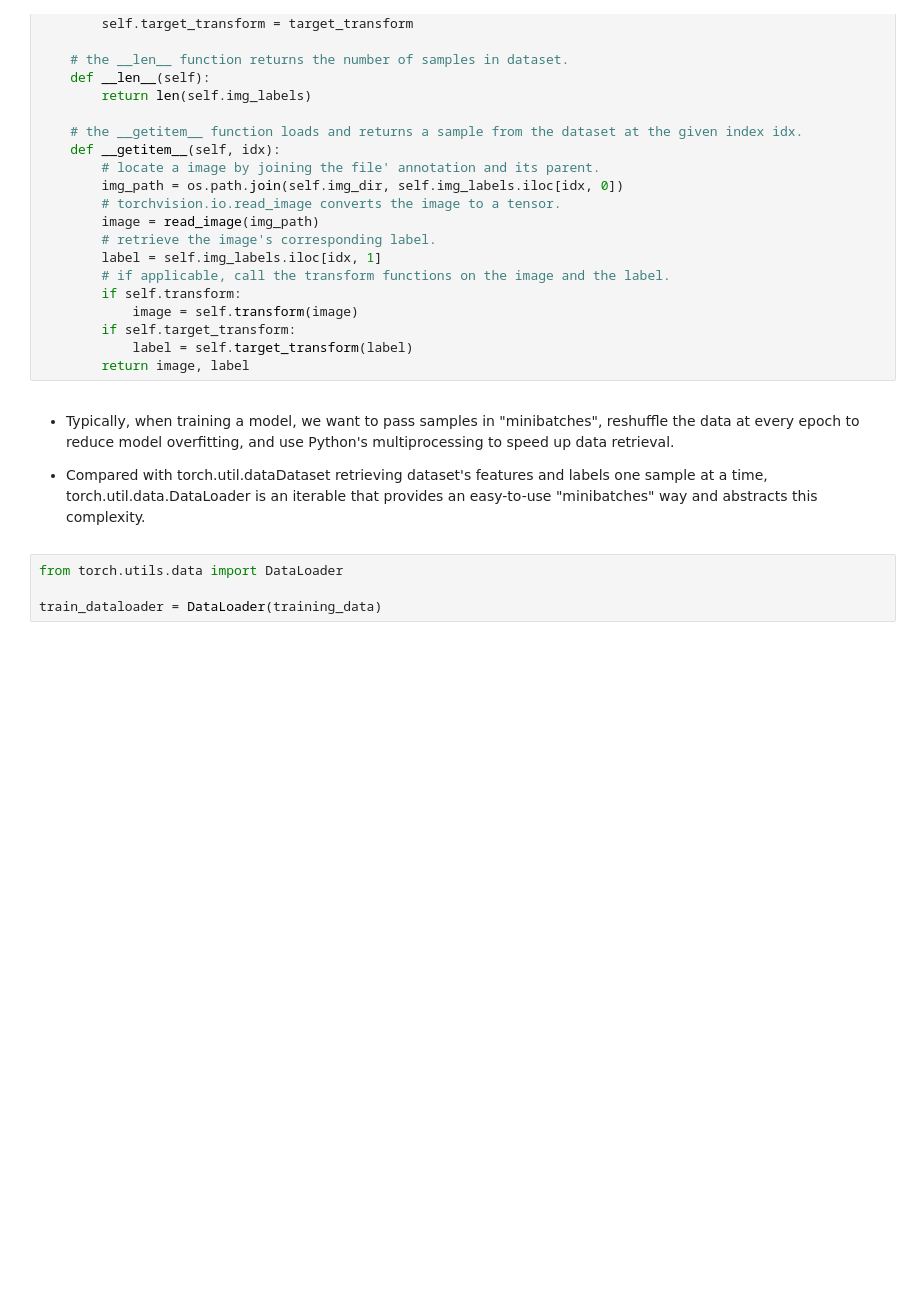
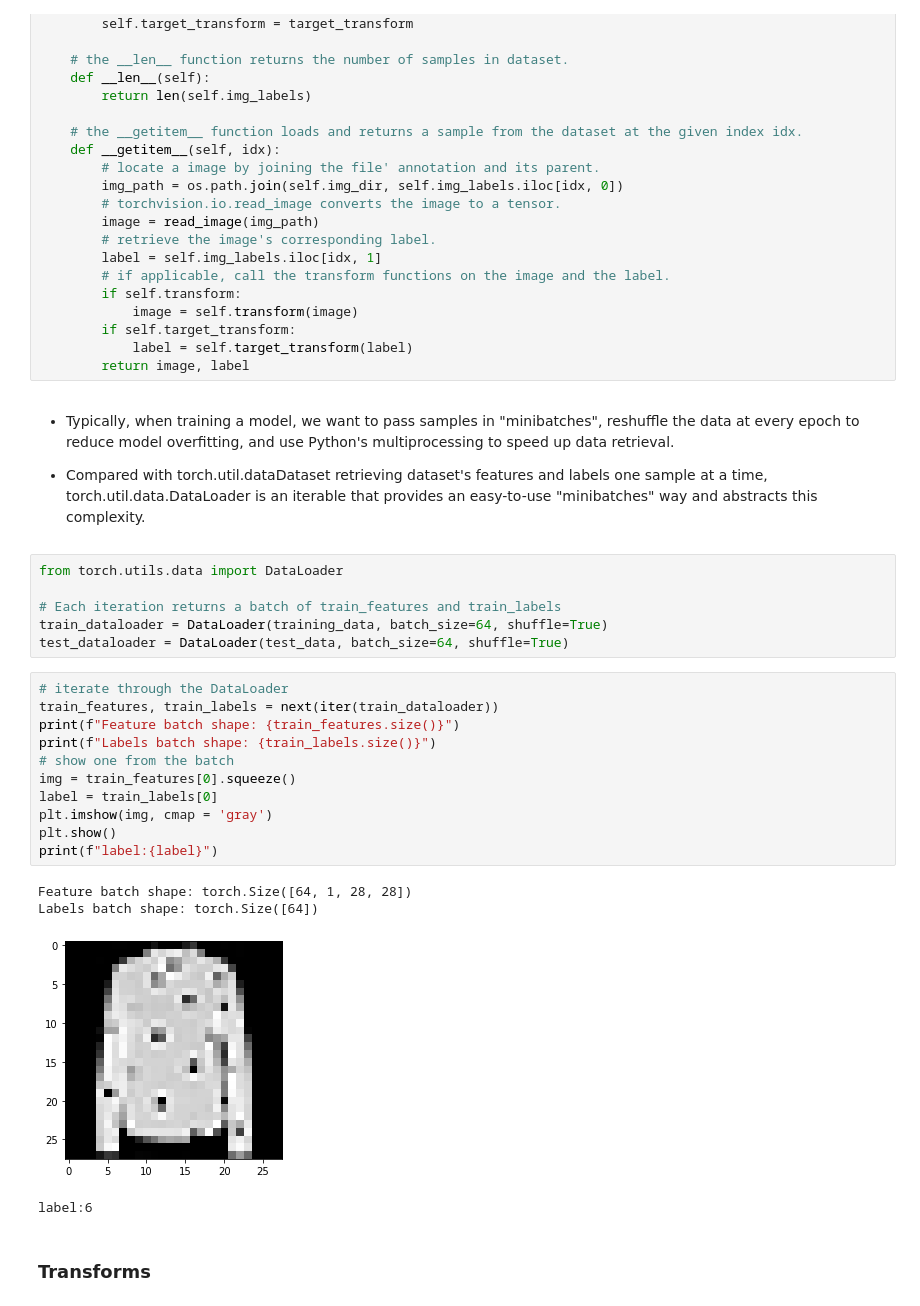
Before and after one commit to 164140757/164140757.github.io, a Jupyter notebook: pytorch_notes.ipynb, the cells around one changed output. Drawn from its saved outputs; the diff is of its cells as text; blank space fills up the shorter version.

```diff
--- a/pytorch_notes.ipynb
+++ b/pytorch_notes.ipynb
@@ -358,4 +358,24 @@ class CustomImageDataset(Dataset):
 # %%
 from torch.utils.data import DataLoader
 
-train_dataloader = DataLoader(training_data)
+# Each iteration returns a batch of train_features and train_labels
+train_dataloader = DataLoader(training_data, batch_size=64, shuffle=True)
+test_dataloader = DataLoader(test_data, batch_size=64, shuffle=True)
+# %%
+# iterate through the DataLoader
+train_features, train_labels = next(iter(train_dataloader))
+print(f"Feature batch shape: {train_features.size()}")
+print(f"Labels batch shape: {train_labels.size()}")
+# show one from the batch
+img = train_features[0].squeeze()
+label = train_labels[0]
+plt.imshow(img, cmap = 'gray')
+plt.show()
+print(f"label:{label}")
+# %% [output]
+Feature batch shape: torch.Size([64, 1, 28, 28])
+Labels batch shape: torch.Size([64])
+[figure, added]
+label:6
+# %% [markdown]
+### Transforms
```
Also changed, not shown: parts of 54 cells of this notebook, 1 other file.
